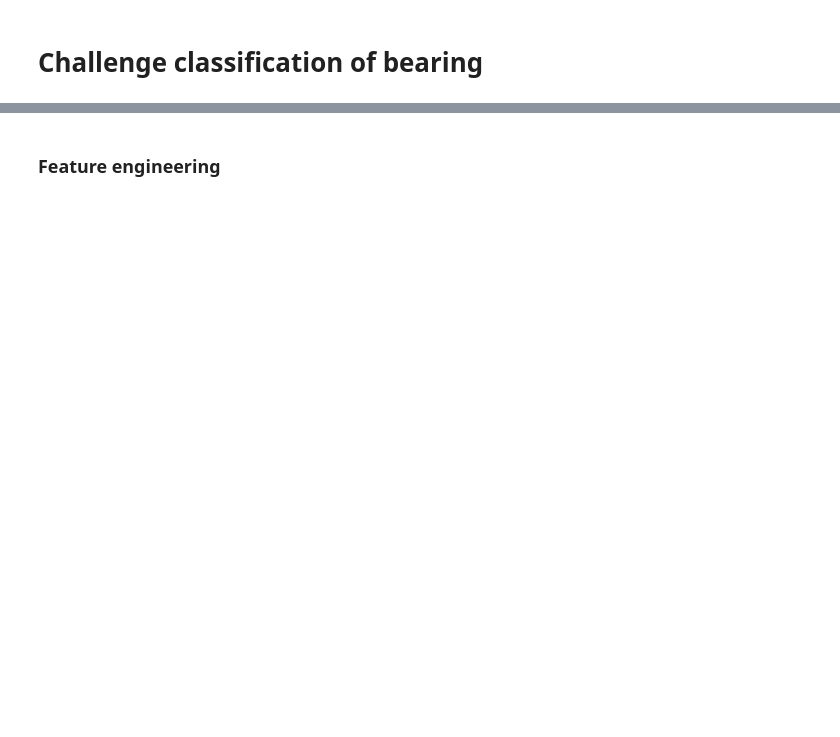
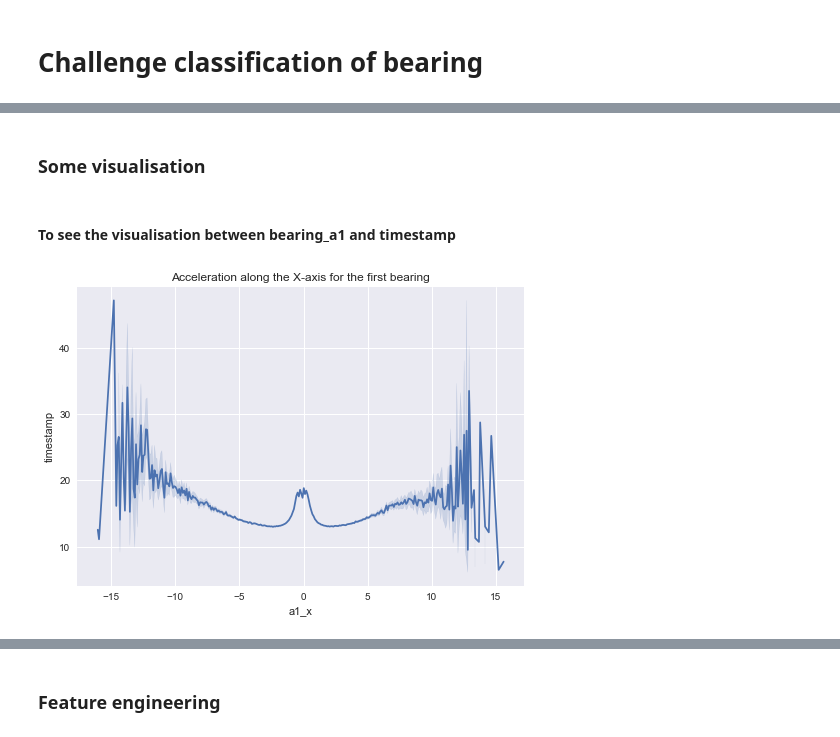
Before and after one commit to JayeshItaliya86/challenge-classification, a Jupyter notebook: bearing_challenge_classification.ipynb, the cells around one changed output, grey strips where cells are left out. Saved outputs shown, nothing was run; the diff lists cells and outputs as text; code cells hidden in the pictures; blank space fills up the shorter version.

Commit message:
Add plots

```diff
--- a/bearing_challenge_classification.ipynb
+++ b/bearing_challenge_classification.ipynb
@@ -36,0 +83,11 @@ origin_set = pd.read_csv("assets/bearing_signals.csv", skipinitialspace=True)
+# %% [markdown]
+### Some visualisation
+# %% [markdown]
+#### To see the visualisation between bearing_a1 and timestamp
+# %%
+# To see the acceleration along the X-axis for the first bearing and timestamp
+sns.lineplot(data = origin_set, x='a1_x', y='timestamp')
+plt.title('Acceleration along the X-axis for the first bearing')
+plt.show()
+# %% [output]
+[figure, added]
```
Also changed, not shown: parts of 43 cells of this notebook.
